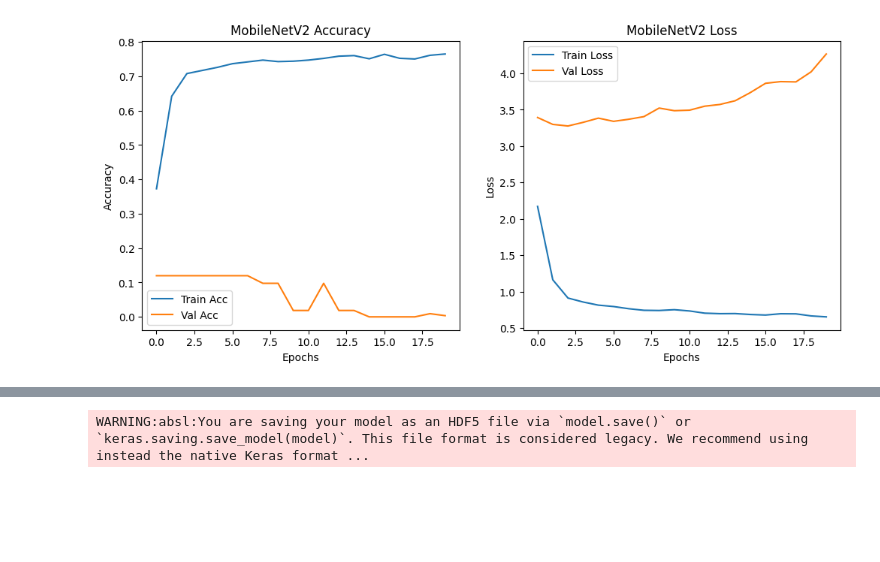
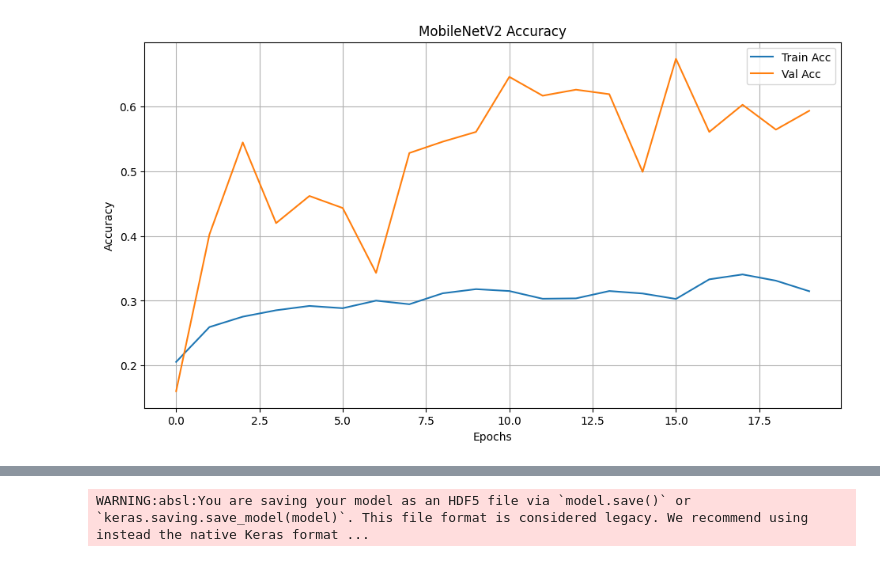
Before and after one commit to Mahaburalam/BOT2Vision-automated-hand-drawn-shapes-scoring, a Jupyter notebook: deep_learning/MobileNetV2.ipynb, the cells around one changed output, grey strips where cells are left out. Cells and saved outputs as stored; diff of their text form; code cells hidden in the pictures; blank space fills up the shorter version.

Commit message:
optimize and improve the restNet accuracy and save figure

```diff
--- a/deep_learning/MobileNetV2.ipynb
+++ b/deep_learning/MobileNetV2.ipynb
@@ -61,14 +53,15 @@ for shape_name in os.listdir(DATA_PATH):
                 if img is None:
                     continue
                 img = cv2.resize(img, (IMG_SIZE, IMG_SIZE))
+                img = cv2.cvtColor(img, cv2.COLOR_BGR2RGB)
                 X.append(img)
                 y.append(class_map[label])
 
 X = np.array(X, dtype="float32") / 255.0
 y = np.array(y)
-y_cat = to_categorical(y, num_classes=len(class_map))
 
 print(f"[INFO] Dataset loaded: {X.shape[0]} samples, {len(class_map)} classes")
+print(f"[INFO] Classes: {class_names}")
 # %% [output]
 [INFO] Loading dataset...
 [INFO] Dataset loaded: 4298 samples, 34 classes
@@ -75 +69,5 @@ print(f"[INFO] Dataset loaded: {X.shape[0]} samples, {len(class_map)} classes")
+# %%
+# Train-test split with stratification
+X_train, X_test, y_train, y_test = train_test_split(
+    X, y, test_size=0.2, random_state=42)
 # %%
@@ -132,0 +133,10 @@ Model: "sequential_1"
+# %%
+# Compile with better optimizer
+optimizer = tf.keras.optimizers.Adam(learning_rate=LEARNING_RATE)
+model.compile(
+    optimizer=optimizer,
+    loss='categorical_crossentropy',
+    metrics=['accuracy']
+)
+
+model.summary()
@@ -132,0 +188,10 @@ Model: "sequential_1"
+# %%
+# Train model
+print("[INFO] Training MobileNetV2...")
+history = model.fit(
+    datagen.flow(X_train, y_train, batch_size=BATCH_SIZE),
+    validation_data=(X_test, y_test),
+    epochs=EPOCHS,
+    callbacks=callbacks,
+    verbose=1
+)
@@ -218,22 +313,15 @@ def decode_prediction(pred_idx):
 # %%
-# Plot Accuracy & Loss
-plt.figure(figsize=(12, 5))
+# Plot accuracy
+plt.figure(figsize=(25, 6))
 plt.subplot(1, 2, 1)
 plt.plot(history.history['accuracy'], label='Train Acc')
 plt.plot(history.history['val_accuracy'], label='Val Acc')
 plt.title('MobileNetV2 Accuracy')
 plt.xlabel('Epochs')
 plt.ylabel('Accuracy')
 plt.legend()
-
-plt.subplot(1, 2, 2)
-plt.plot(history.history['loss'], label='Train Loss')
-plt.plot(history.history['val_loss'], label='Val Loss')
-plt.title('MobileNetV2 Loss')
-plt.xlabel('Epochs')
-plt.ylabel('Loss')
-plt.legend()
+plt.grid(True)
 
 plt.show()
 # %% [output]
-[figure, old version]
+[figure, new version]
```
Also changed, not shown: parts of 19 cells of this notebook, 14 other files.
